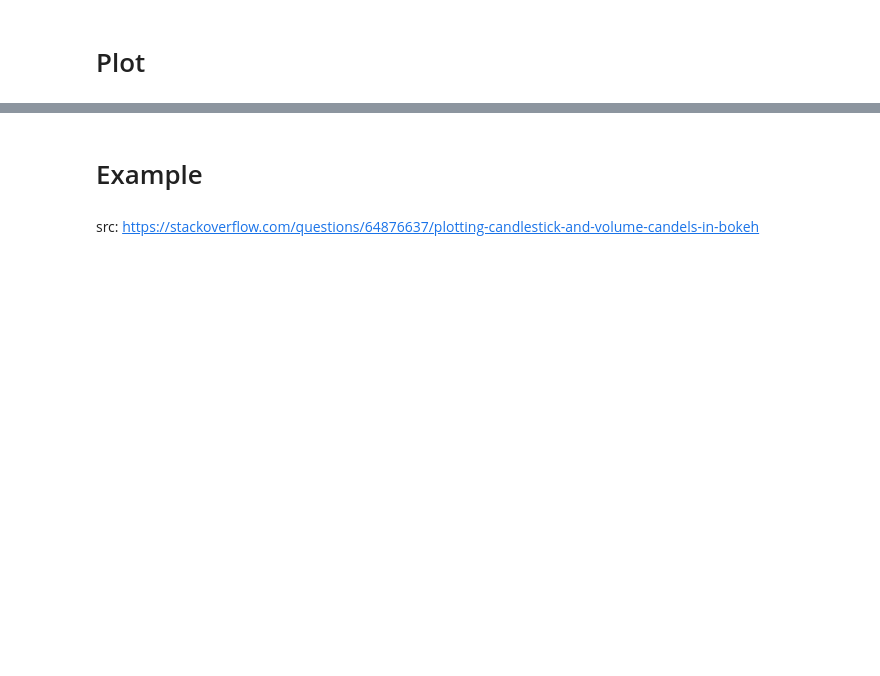
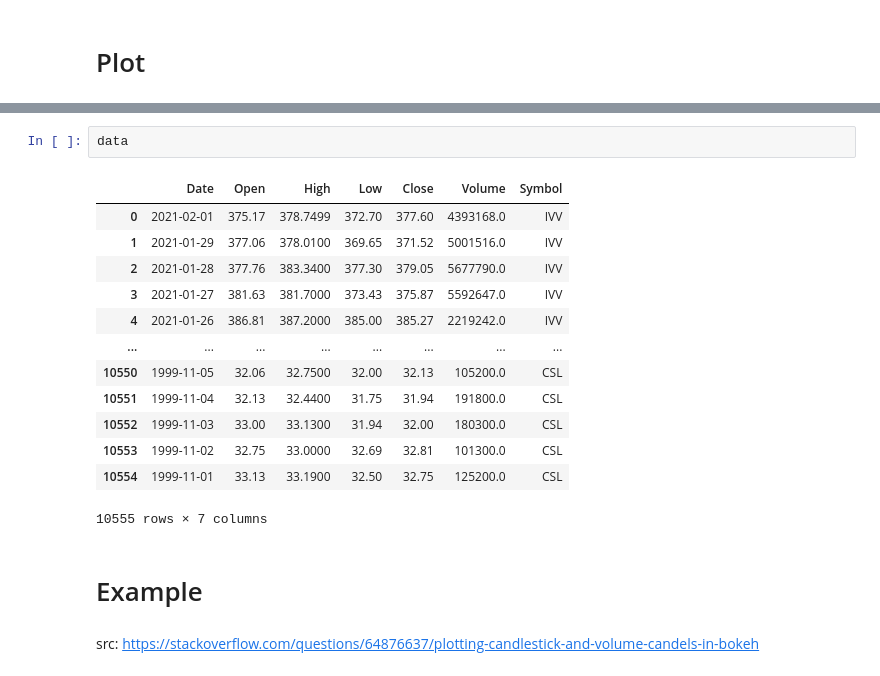
Before and after one commit to hsteinshiromoto/app.share_portfolio, a Jupyter notebook: notebooks/3.0-bokeh_candlestick.ipynb, the cells around one changed output, grey strips where cells are left out. Drawn from its saved outputs; the diff is of its cells as text; blank space fills up the shorter version.

```diff
--- a/notebooks/3.0-bokeh_candlestick.ipynb
+++ b/notebooks/3.0-bokeh_candlestick.ipynb
@@ -81,3 +128,19 @@ BokehUserWarning: ColumnDataSource's columns must be of the same length. Current
+# %%
+data
+# %% [output]
+|  | Date | Open | High | Low | Close | Volume | Symbol |
+| 0 | 2021-02-01 | 375.17 | 378.7499 | 372.70 | 377.60 | 4393168.0 | IVV |
+| 1 | 2021-01-29 | 377.06 | 378.0100 | 369.65 | 371.52 | 5001516.0 | IVV |
+| 2 | 2021-01-28 | 377.76 | 383.3400 | 377.30 | 379.05 | 5677790.0 | IVV |
+| 3 | 2021-01-27 | 381.63 | 381.7000 | 373.43 | 375.87 | 5592647.0 | IVV |
+| 4 | 2021-01-26 | 386.81 | 387.2000 | 385.00 | 385.27 | 2219242.0 | IVV |
+| ... | ... | ... | ... | ... | ... | ... | ... |
+| 10550 | 1999-11-05 | 32.06 | 32.7500 | 32.00 | 32.13 | 105200.0 | CSL |
+| 10551 | 1999-11-04 | 32.13 | 32.4400 | 31.75 | 31.94 | 191800.0 | CSL |
+| 10552 | 1999-11-03 | 33.00 | 33.1300 | 31.94 | 32.00 | 180300.0 | CSL |
+| 10553 | 1999-11-02 | 32.75 | 33.0000 | 32.69 | 32.81 | 101300.0 | CSL |
+| 10554 | 1999-11-01 | 33.13 | 33.1900 | 32.50 | 32.75 | 125200.0 | CSL |
+10555 rows × 7 columns
 # %% [markdown]
 # Example
 # %% [markdown]
```
Also changed, not shown: parts of 5 cells of this notebook.
